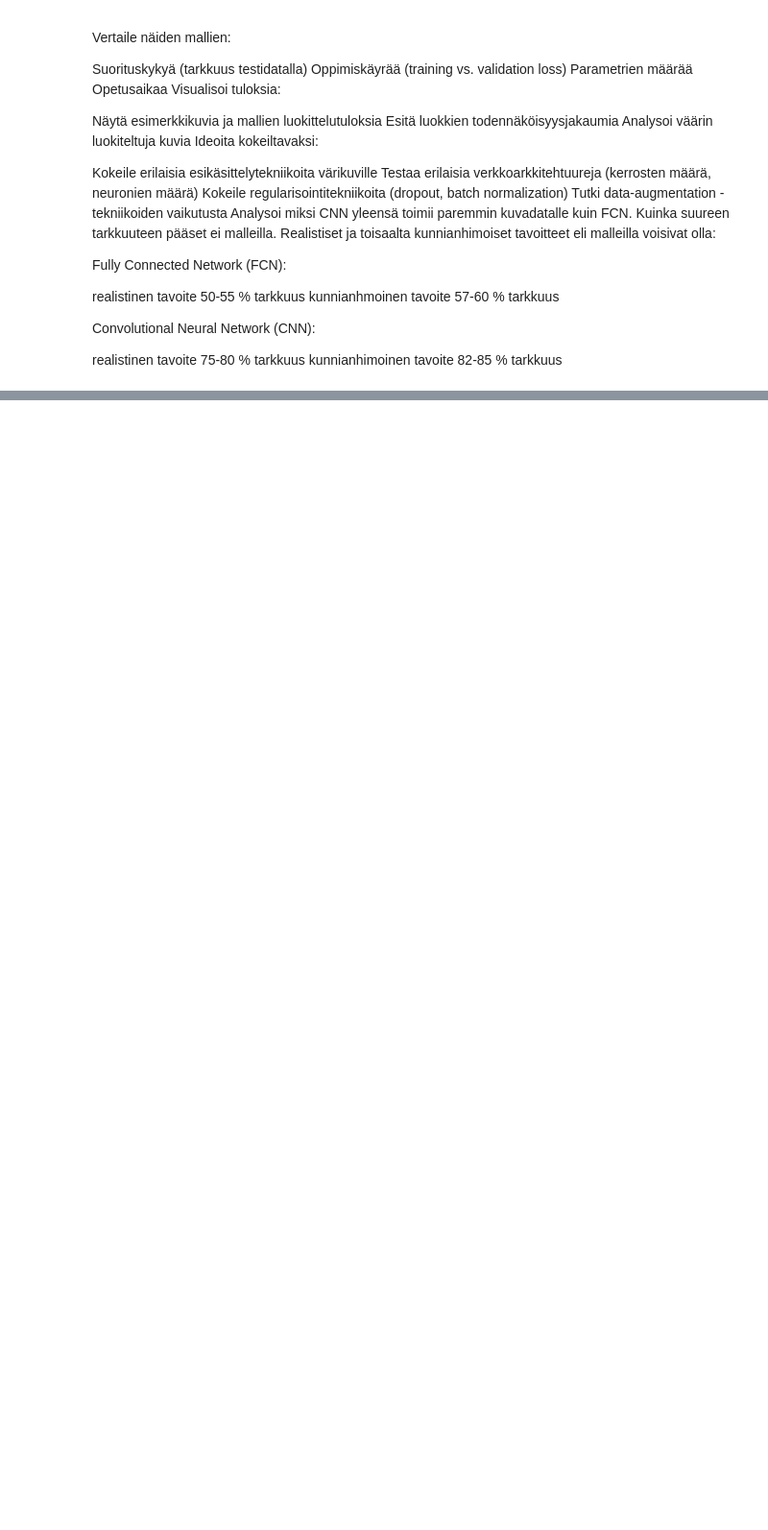
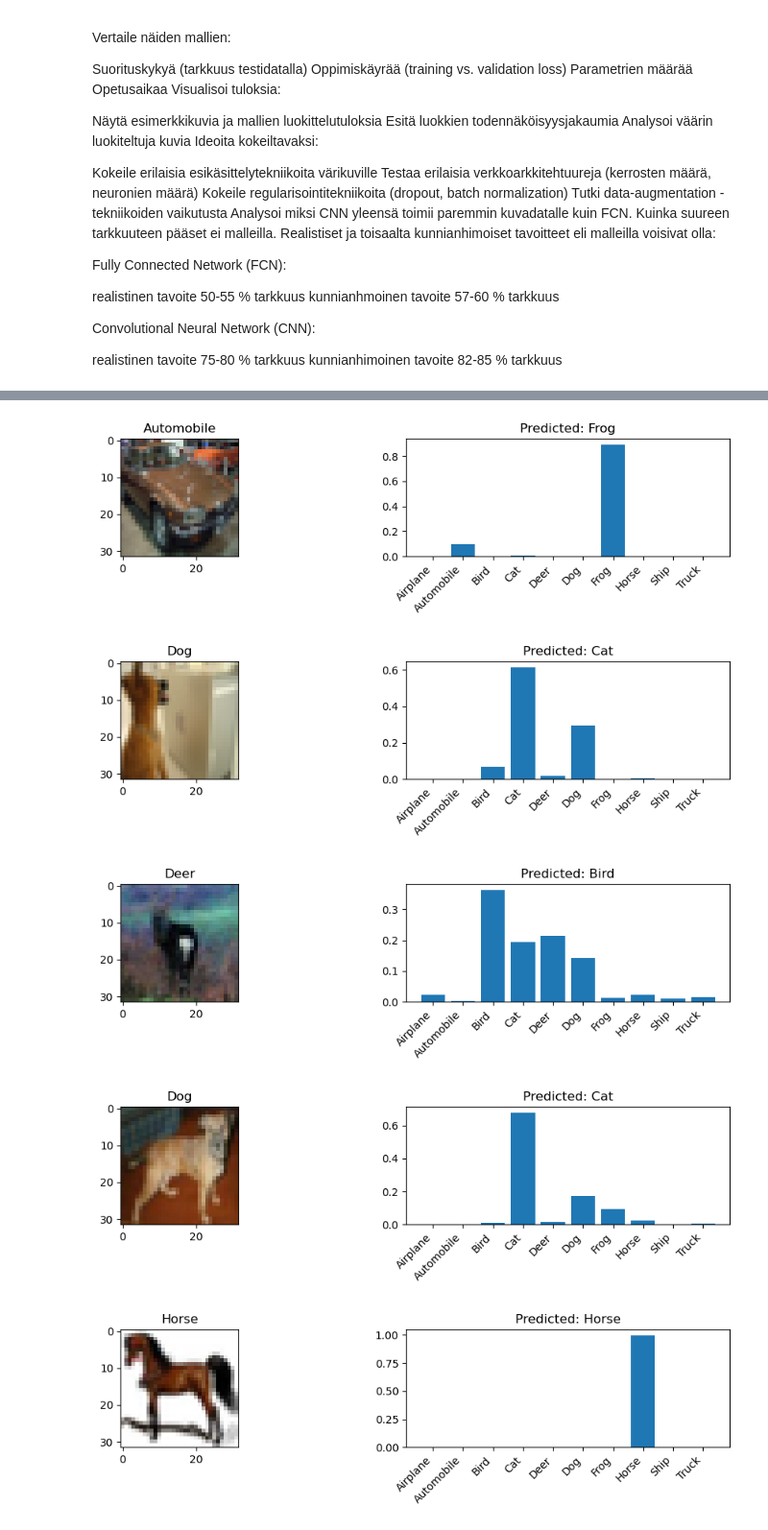
Before and after one commit to Islake/Neuroverkkoprojekti, a Jupyter notebook: CIFAR-10 luokittelu.ipynb, the cells around one changed output, grey strips where cells are left out. Shown: that part at 96% size. Drawn from its saved outputs; the diff is of its cells as text; code cells hidden in the pictures; blank space fills up the shorter version.

```diff
--- a/CIFAR-10 luokittelu.ipynb
+++ b/CIFAR-10 luokittelu.ipynb
@@ -89,0 +297,38 @@ CNN
+# %%
+names = {0: "Airplane", 1: "Automobile", 2: "Bird", 3: "Cat",
+         4: "Deer", 5: "Dog", 6: "Frog", 7: "Horse", 8: "Ship", 9: "Truck"}
+
+x = x_test
+y = model(x)
+start = 2000
+
+for k in range(10):
+    plt.figure(figsize=(12, 2))
+    plt.subplot(1,2,1)
+
+    plt.title(names[np.argmax(y_test[start+k])])
+    plt.imshow(x[start+k])
+
+    if x_test.shape[1] == 3072:
+        x_test = x_test.reshape(-1, 32, 32, 3)
+
+    ind = np.arange(0, 10)
+    plt.subplot(1,2,2)
+
+    plt.bar(ind, y[start+k].numpy().flatten())
+
+   # Find the predicted class with the highest probability
+    predicted_class_index = np.argmax(y[start + k].numpy())  # Index of highest probability
+    predicted_class = names[predicted_class_index]
+
+     # Set the title as the predicted class
+    plt.title(f"Predicted: {predicted_class}")
+
+    # Tensorflow
+    plt.xticks(range(10), [names[i] for i in range(10)], rotation=45, ha="right")
+# %% [output]
+[figure, added]
+[figure, added]
+[figure, added]
+[figure, added]
+[figure, added]
```
Also changed, not shown: parts of 18 cells of this notebook.
